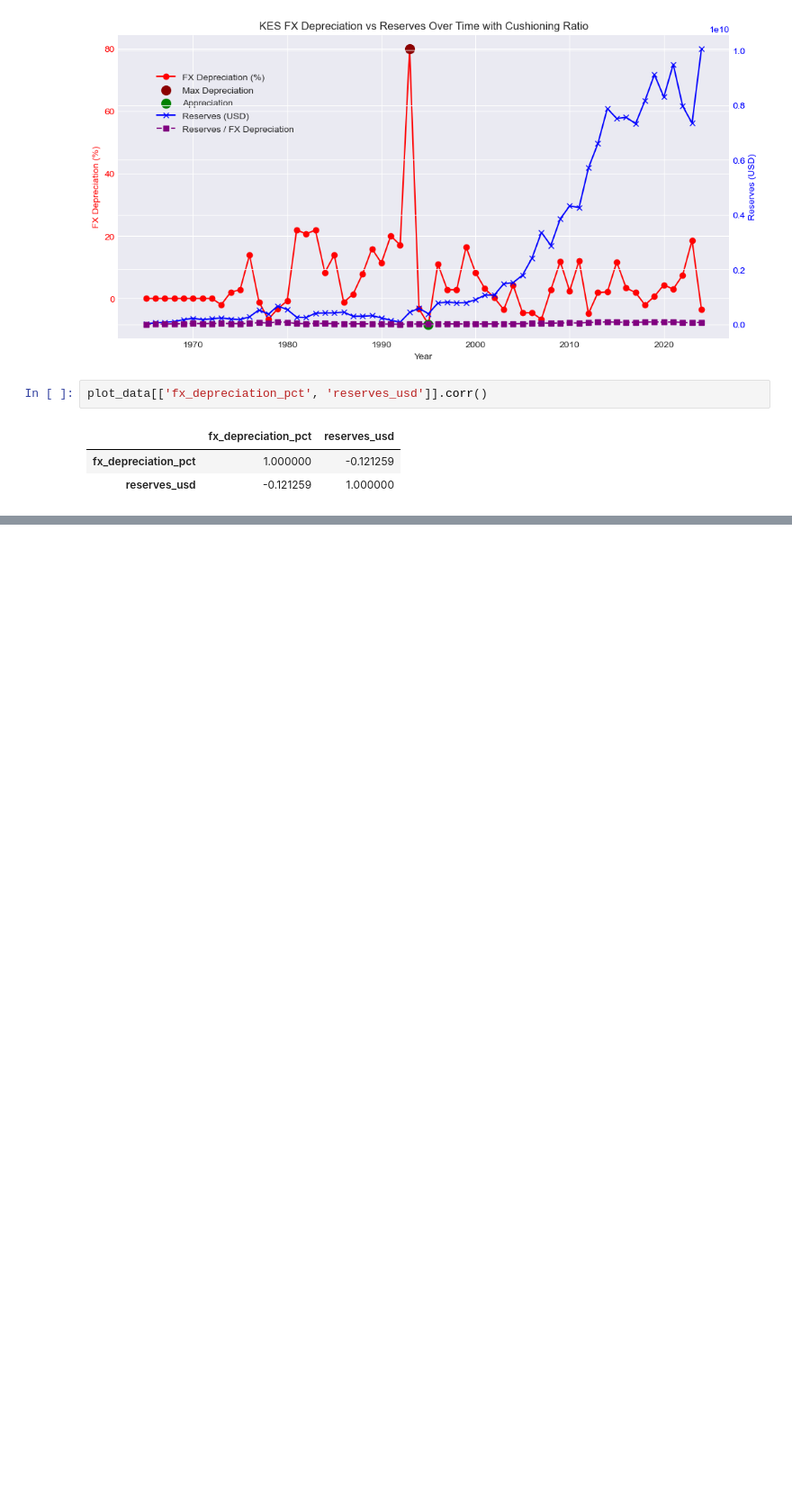
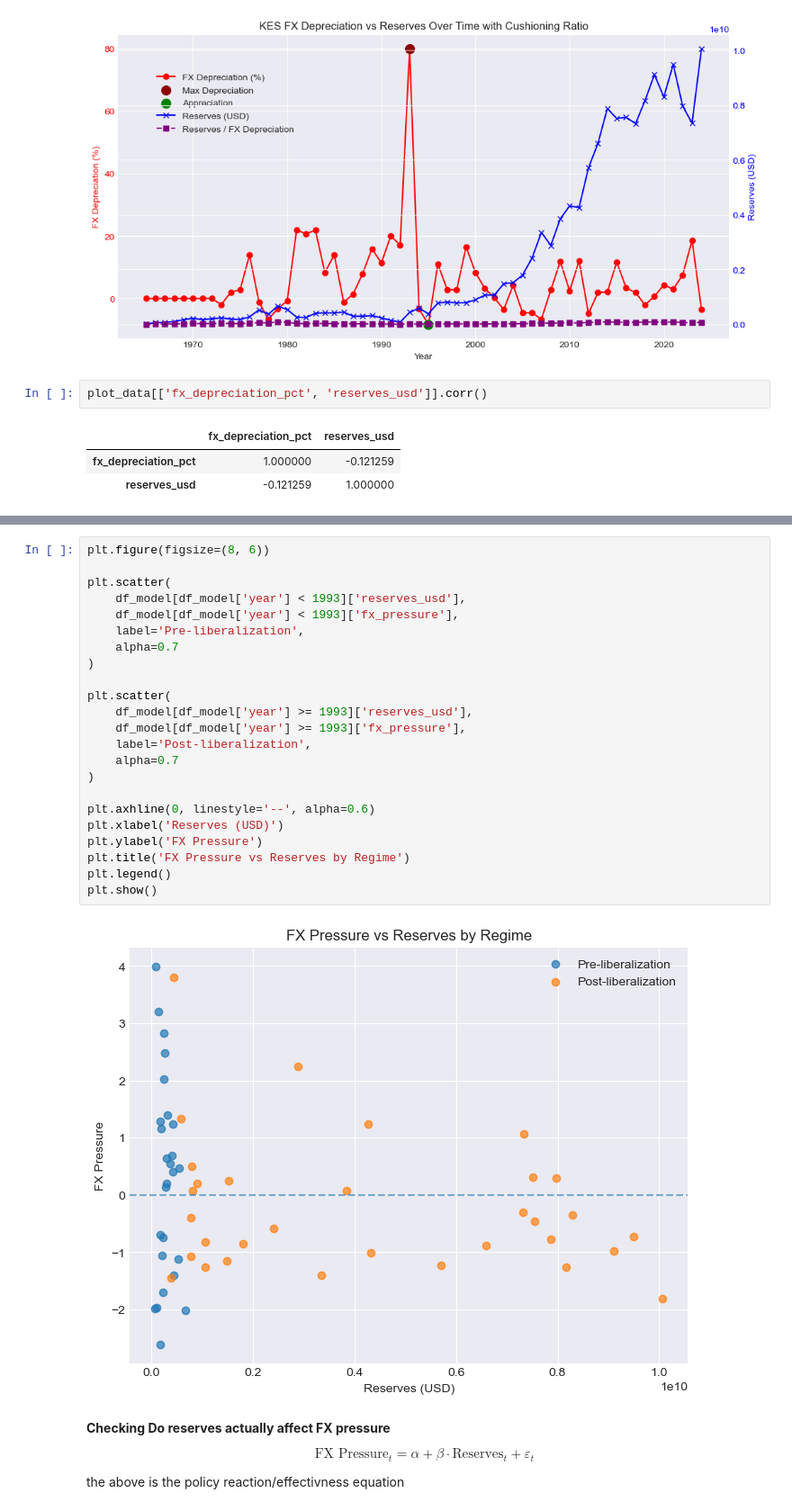
Before and after one commit to GACHINGU/AI-Financial-Crisis-Prediction, a Jupyter notebook: Index.ipynb, the cells around one changed output, grey strips where cells are left out. Shown at 90% size. Cells and saved outputs as stored; diff of their text form; blank space fills up the shorter version.

```diff
--- a/Index.ipynb
+++ b/Index.ipynb
@@ -646,0 +864,41 @@ plot_data[['fx_depreciation_pct', 'reserves_usd']].corr()
+# %%
+plt.figure(figsize=(8, 6))
+
+plt.scatter(
+    df_model[df_model['year'] < 1993]['reserves_usd'],
+    df_model[df_model['year'] < 1993]['fx_pressure'],
+    label='Pre-liberalization',
+    alpha=0.7
+)
+
+plt.scatter(
+    df_model[df_model['year'] >= 1993]['reserves_usd'],
+    df_model[df_model['year'] >= 1993]['fx_pressure'],
+    label='Post-liberalization',
+    alpha=0.7
+)
+
+plt.axhline(0, linestyle='--', alpha=0.6)
+plt.xlabel('Reserves (USD)')
+plt.ylabel('FX Pressure')
+plt.title('FX Pressure vs Reserves by Regime')
+plt.legend()
+plt.show()
+# %% [output]
+[figure, added]
+# %% [markdown]
+**Checking Do reserves actually affect FX pressure**
+
+$$
+\text{FX Pressure}_t
+=
+\alpha
++
+\beta \cdot \text{Reserves}_t
++
+\varepsilon_t
+\tag{3}
+$$
+
+
+the above is the policy reaction/effectivness equation
```
Also changed, not shown: parts of 39 cells of this notebook, 3 other files.
